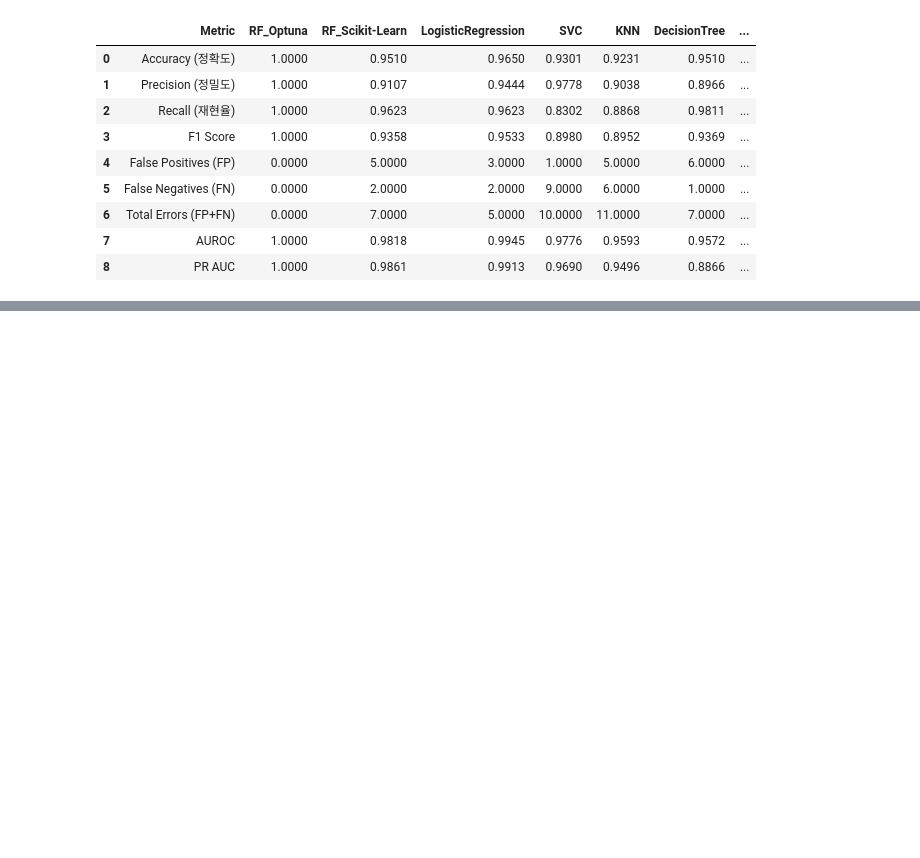
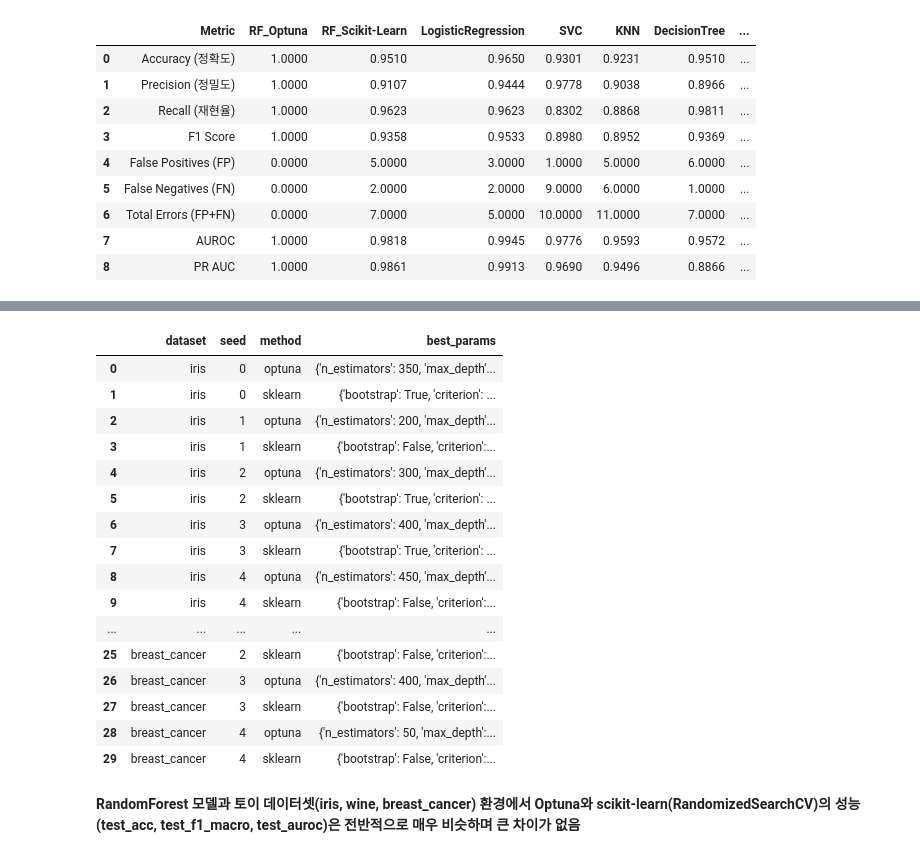
Before and after one commit to ancestor9/Scikit-learn-model-selection-evaluation, a Jupyter notebook: optuna.ipynb, the cells around one changed output, grey strips where cells are left out. Saved outputs shown, nothing was run; the diff lists cells and outputs as text; code cells hidden in the pictures; blank space fills up the shorter version.

```diff
--- a/optuna.ipynb
+++ b/optuna.ipynb
@@ -332,0 +602,22 @@ CatBoost학습하고 검증데이터 예측성능
+# %%
+pd.read_csv('optuna_vs_sklearn_results_params.csv')
+# %% [output]
+|  | dataset | seed | method | best_params |
+| 0 | iris | 0 | optuna | {'n_estimators': 350, 'max_depth'... |
+| 1 | iris | 0 | sklearn | {'bootstrap': True, 'criterion': ... |
+| 2 | iris | 1 | optuna | {'n_estimators': 200, 'max_depth'... |
+| 3 | iris | 1 | sklearn | {'bootstrap': False, 'criterion':... |
+| 4 | iris | 2 | optuna | {'n_estimators': 300, 'max_depth'... |
+| 5 | iris | 2 | sklearn | {'bootstrap': True, 'criterion': ... |
+| 6 | iris | 3 | optuna | {'n_estimators': 400, 'max_depth'... |
+| 7 | iris | 3 | sklearn | {'bootstrap': True, 'criterion': ... |
+| 8 | iris | 4 | optuna | {'n_estimators': 450, 'max_depth'... |
+| 9 | iris | 4 | sklearn | {'bootstrap': False, 'criterion':... |
+| ... | ... | ... | ... | ... |
+| 25 | breast_cancer | 2 | sklearn | {'bootstrap': False, 'criterion':... |
+| 26 | breast_cancer | 3 | optuna | {'n_estimators': 400, 'max_depth'... |
+| 27 | breast_cancer | 3 | sklearn | {'bootstrap': False, 'criterion':... |
+| 28 | breast_cancer | 4 | optuna | {'n_estimators': 50, 'max_depth':... |
+| 29 | breast_cancer | 4 | sklearn | {'bootstrap': False, 'criterion':... |
+# %% [markdown]
+**RandomForest 모델과 토이 데이터셋(iris, wine, breast_cancer) 환경에서 Optuna와 scikit-learn(RandomizedSearchCV)의 성능(test_acc, test_f1_macro, test_auroc)은 전반적으로 매우 비슷하며 큰 차이가 없음**
```
Also changed, not shown: parts of 5 cells of this notebook.
